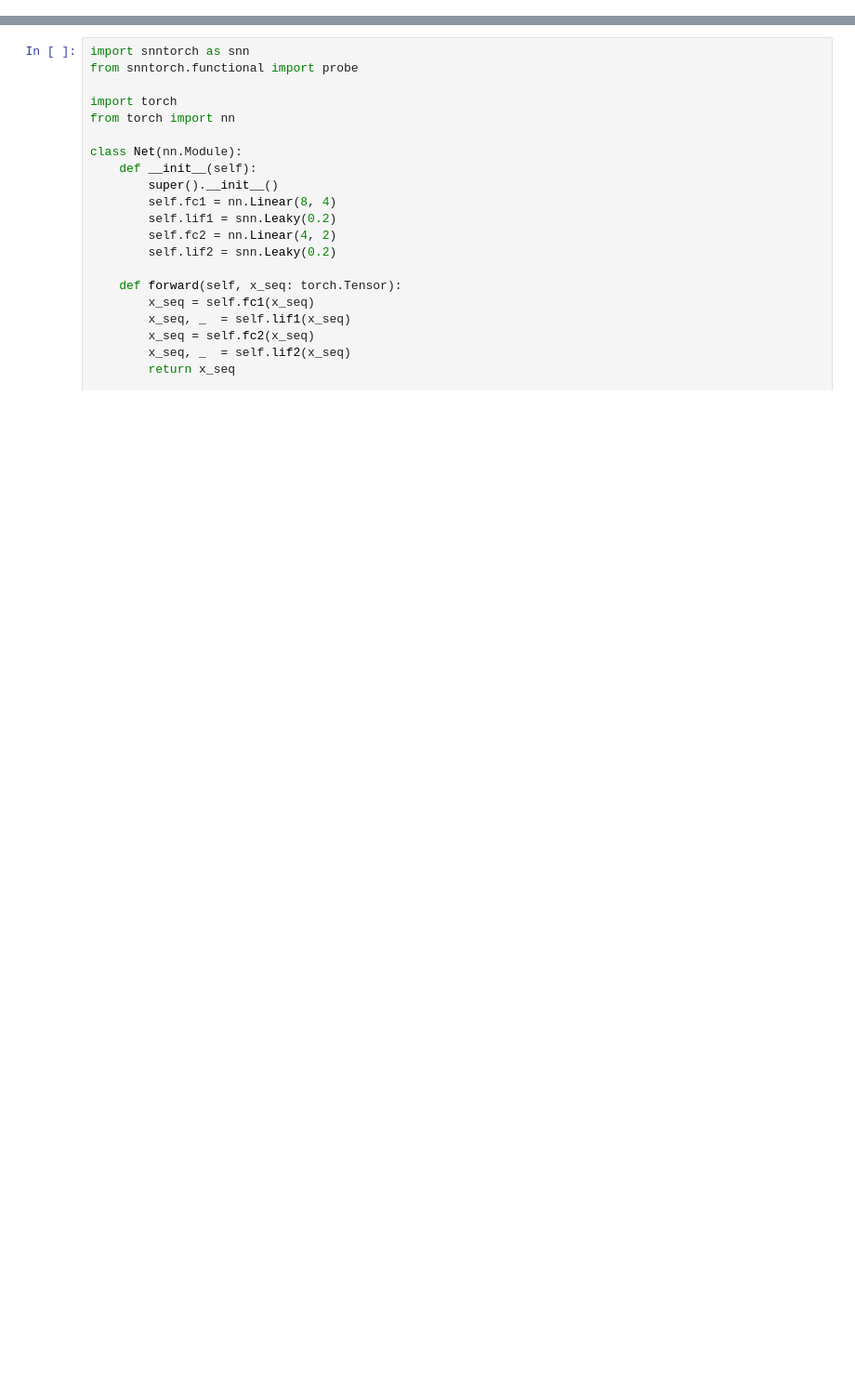
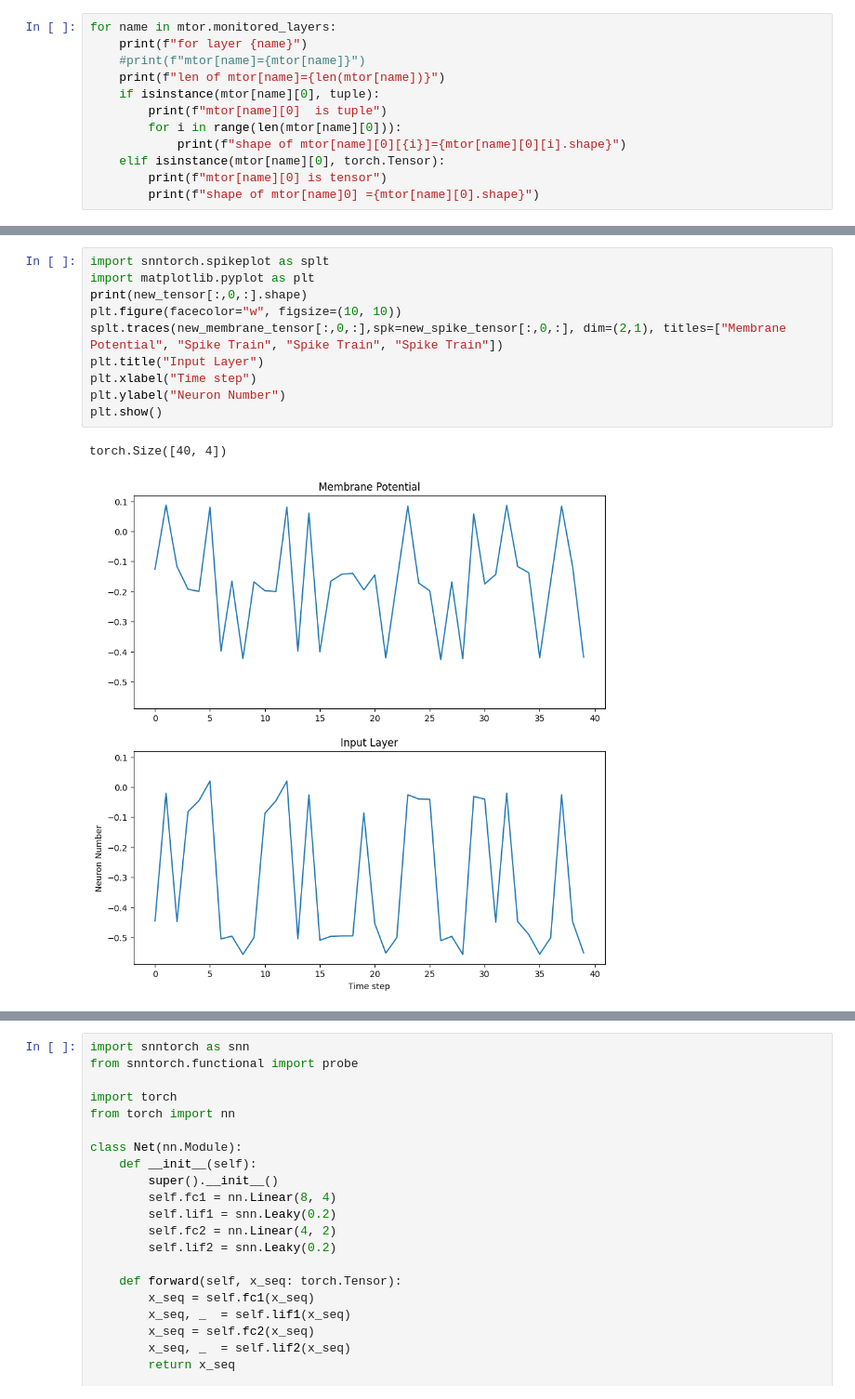
Before and after one commit to franzhd/snntorch_network, a Jupyter notebook: notebook/monitor_try.ipynb, the cells around one changed output, grey strips where cells are left out. Shown at 93% size. Drawn from its saved outputs; the diff is of its cells as text; blank space fills up the shorter version.

```diff
--- a/notebook/monitor_try.ipynb
+++ b/notebook/monitor_try.ipynb
@@ -54,0 +61,12 @@ mtor['lif2']=[(tensor([[0., 0.],
+# %%
+for name in mtor.monitored_layers:
+    print(f"for layer {name}")
+    #print(f"mtor[name]={mtor[name]}")
+    print(f"len of mtor[name]={len(mtor[name])}")
+    if isinstance(mtor[name][0], tuple):
+        print(f"mtor[name][0]  is tuple")
+        for i in range(len(mtor[name][0])):
+            print(f"shape of mtor[name][0][{i}]={mtor[name][0][i].shape}")
+    elif isinstance(mtor[name][0], torch.Tensor):
+        print(f"mtor[name][0] is tensor")
+        print(f"shape of mtor[name]0] ={mtor[name][0].shape}")
@@ -54,0 +209,13 @@ mtor['lif2']=[(tensor([[0., 0.],
+# %%
+import snntorch.spikeplot as splt
+import matplotlib.pyplot as plt
+print(new_tensor[:,0,:].shape)
+plt.figure(facecolor="w", figsize=(10, 10))
+splt.traces(new_membrane_tensor[:,0,:],spk=new_spike_tensor[:,0,:], dim=(2,1), titles=["Membrane Potential", "Spike Train", "Spike Train", "Spike Train"])
+plt.title("Input Layer")
+plt.xlabel("Time step")
+plt.ylabel("Neuron Number")
+plt.show()
+# %% [output]
+torch.Size([40, 4])
+[figure, added]
```
Also changed, not shown: parts of 7 cells of this notebook, 6 other files.
